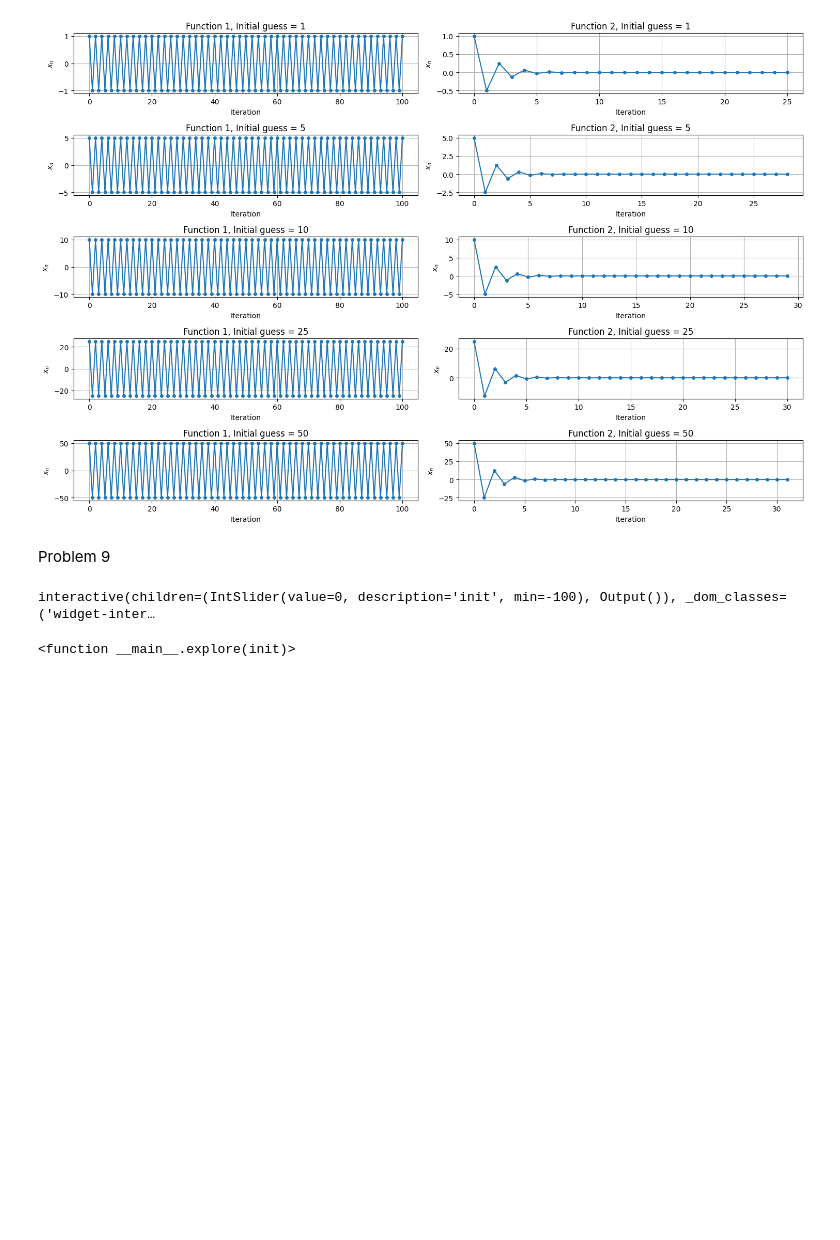
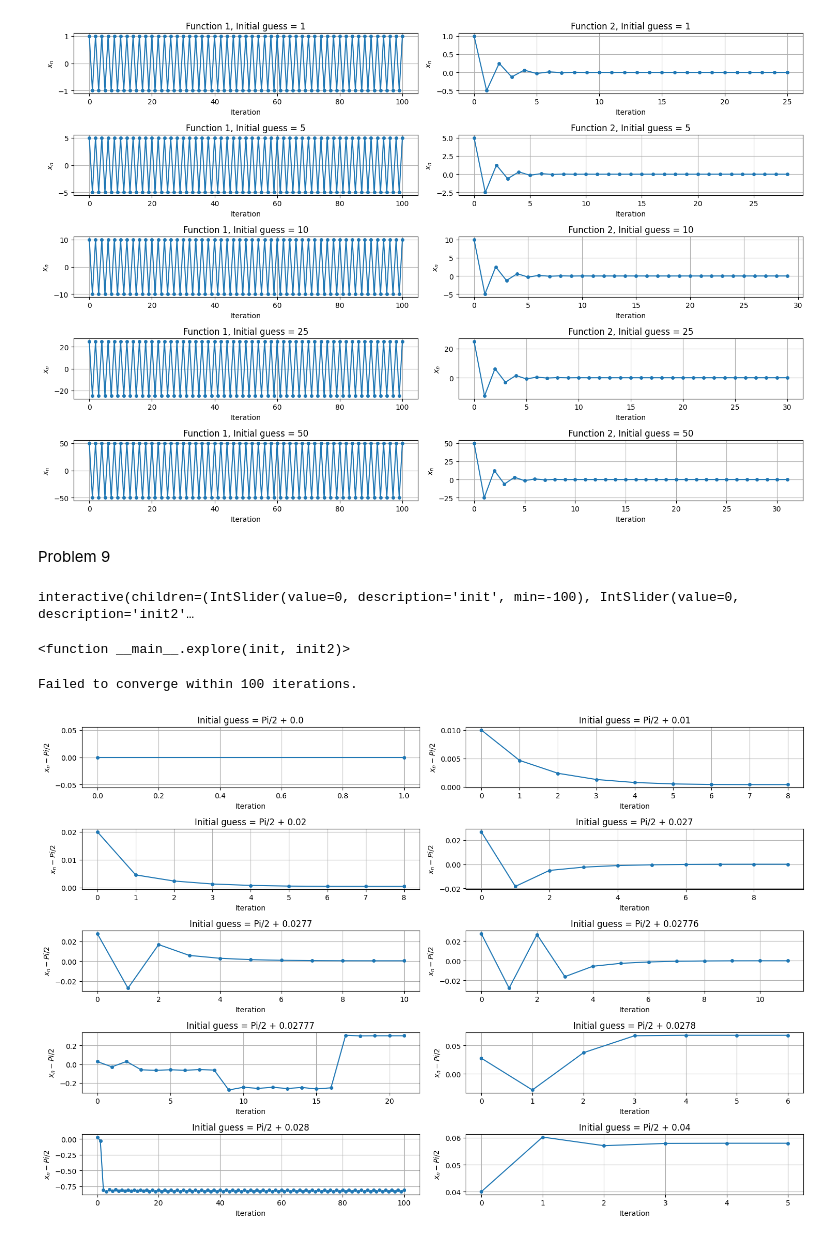
Before and after one commit to qqgjyx/MATH-302, a Jupyter notebook: 302 HW1.ipynb, the cells around one changed output. Drawn from its saved outputs; the diff is of its cells as text; code cells hidden in the pictures; blank space fills up the shorter version.

```diff
--- a/302 HW1.ipynb
+++ b/302 HW1.ipynb
@@ -422,10 +422,10 @@ df = lambda x : -np.sin(x) + 100 * np.sin(50 * x) * np.cos(50 * x)
 
 Pi = np.pi
 
-def explore(init):
+def explore(init, init2):
     # Create a panel of plots
-    move = 0.001 * init
-    i = Pi/2 + 0.001 * init
+    move = 0.001 * init + 0.00001 * init2
+    i = Pi/2 + move
     plt.figure()
     roots, _ = newton_method_with_trace(f, df, i)
     roots = np.array(roots)
@@ -438,7 +438,35 @@ def explore(init):
     plt.grid(True)
 
 interact(explore,
-         init=IntSlider(value=0, min=-100, max=100))
+         init=IntSlider(value=0, min=-100, max=100),
+         init2=IntSlider(value=0, min=-100, max=100))
 # %% [output]
-interactive(children=(IntSlider(value=0, description='init', min=-100), Output()), _dom_classes=('widget-inter…
+interactive(children=(IntSlider(value=0, description='init', min=-100), IntSlider(value=0, description='init2'…
-<function __main__.explore(init)>
+<function __main__.explore(init, init2)>
+# %%
+
+moves = []
+for k, init in enumerate([0, 10, 20, 27, 28, 40],1):
+    if init == 27:
+        for j, init2 in enumerate([0, 70, 76, 77, 80],0):
+            moves.append(0.001 * init + 0.00001 * init2)
+    else:
+        moves.append(0.001 * init)
+
+# Create a panel of plots
+plt.figure(figsize=(15, 10))
+for j, move in enumerate(moves, 1):
+        i = Pi/2 + move
+        roots, _ = newton_method_with_trace(f, df, i)
+        roots = np.array(roots)
+        plt.subplot(5, 2, j)
+        plt.plot(roots-Pi/2, marker='o', linestyle='-', markersize=4)
+        plt.title(f'Initial guess = Pi/2 + {move}')
+        plt.xlabel('Iteration')
+        plt.ylabel('$x_n - Pi/2$')
+        plt.tight_layout()
+        plt.grid(True)
+plt.show()
+# %% [output]
+Failed to converge within 100 iterations.
+[figure, added]
```
